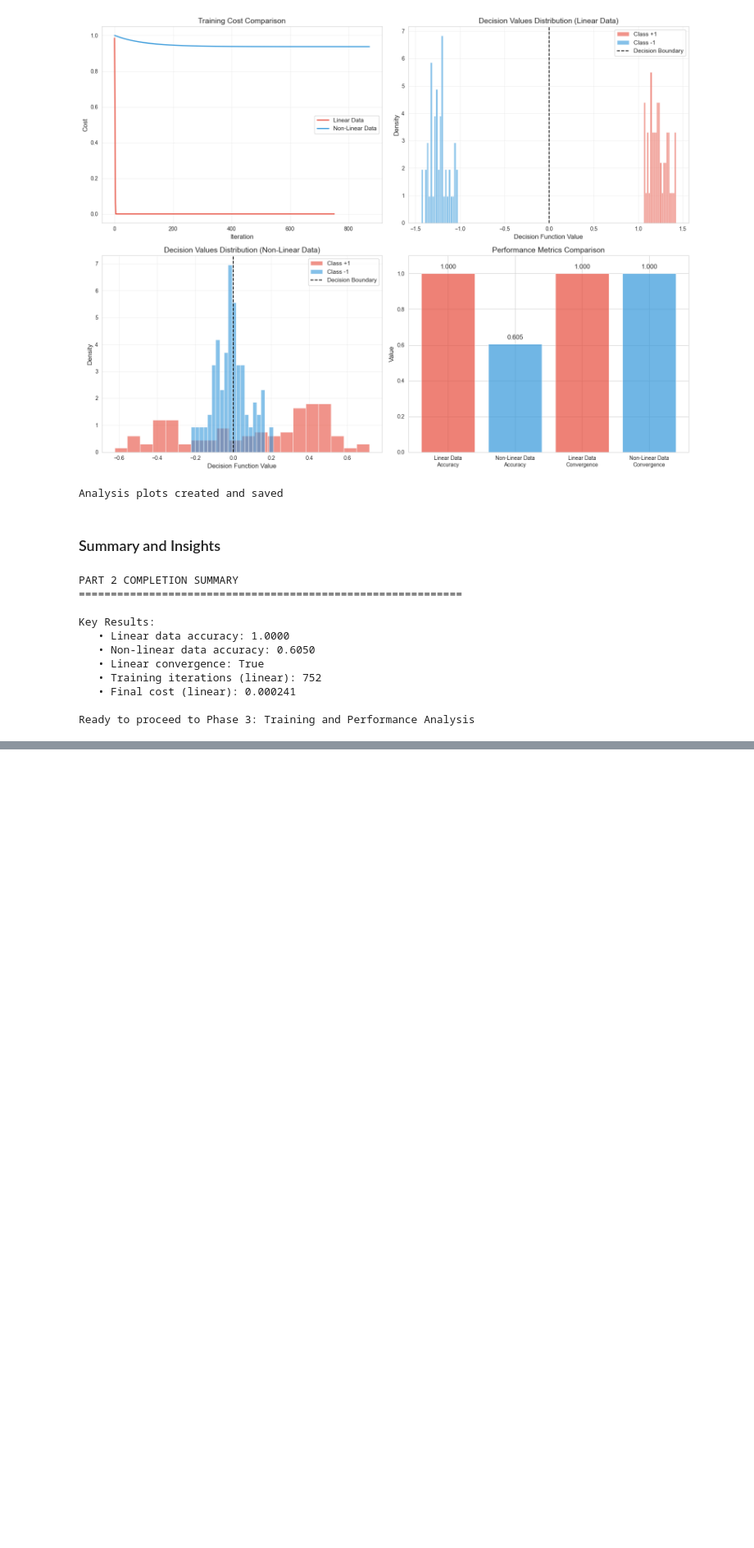
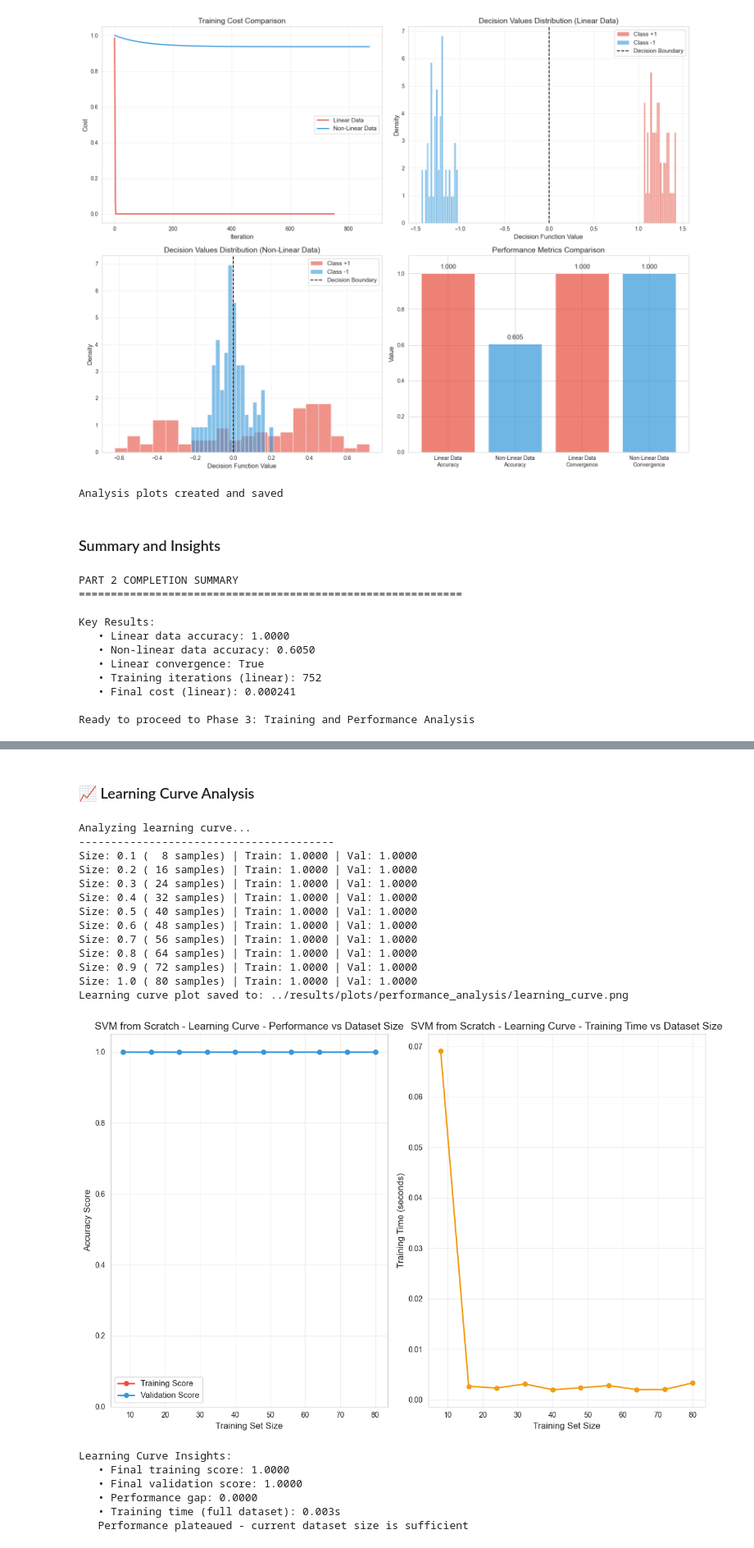
Before and after one commit to NMsby/svm-machine-learning-lab, a Jupyter notebook: notebooks/svm_lab_notebook.ipynb, the cells around one changed output, grey strips where cells are left out. Shown at 82% size. Cells and saved outputs as stored; diff of their text form; code cells hidden in the pictures; blank space fills up the shorter version.

```diff
--- a/notebooks/svm_lab_notebook.ipynb
+++ b/notebooks/svm_lab_notebook.ipynb
@@ -775,0 +1009,66 @@ Ready to proceed to Phase 3: Training and Performance Analysis
+# %% [markdown]
+### 📈 Learning Curve Analysis
+# %%
+# Create model instance for learning curve
+lc_model = SVMFromScratch(**best_params, verbose=False)
+
+# Analyze learning curve
+train_sizes = np.linspace(0.1, 1.0, 10)
+learning_curve_data = analyze_learning_curve(
+    model=lc_model,
+    X=X_train_cv,
+    y=y_train_cv,
+    train_sizes=train_sizes,
+    cv_folds=3,
+    random_state=42,
+    verbose=True
+)
+
+# Plot learning curve
+fig_lc = plot_learning_curve(
+    learning_curve_data,
+    title="SVM from Scratch - Learning Curve",
+    save_path="../results/plots/performance_analysis/learning_curve.png"
+)
+plt.show()
+
+# Analyze learning curve insights
+final_train_score = learning_curve_data['train_scores'][-1]
+final_val_score = learning_curve_data['val_scores'][-1]
+final_train_time = learning_curve_data['train_times'][-1]
+
+print(f"\nLearning Curve Insights:")
+print(f"   • Final training score: {final_train_score:.4f}")
+print(f"   • Final validation score: {final_val_score:.4f}")
+print(f"   • Performance gap: {(final_train_score - final_val_score):.4f}")
+print(f"   • Training time (full dataset): {final_train_time:.3f}s")
+
+# Check if more data would help
+score_improvement = learning_curve_data['val_scores'][-1] - learning_curve_data['val_scores'][-3]
+if score_improvement > 0.01:
+    print("   Performance still improving - more data might help")
+elif abs(score_improvement) < 0.005:
+    print("   Performance plateaued - current dataset size is sufficient")
+else:
+    print("   Performance declining - possible overfitting with more data")
+# %% [output]
+Analyzing learning curve...
+----------------------------------------
+Size: 0.1 (  8 samples) | Train: 1.0000 | Val: 1.0000
+Size: 0.2 ( 16 samples) | Train: 1.0000 | Val: 1.0000
+Size: 0.3 ( 24 samples) | Train: 1.0000 | Val: 1.0000
+Size: 0.4 ( 32 samples) | Train: 1.0000 | Val: 1.0000
+Size: 0.5 ( 40 samples) | Train: 1.0000 | Val: 1.0000
+Size: 0.6 ( 48 samples) | Train: 1.0000 | Val: 1.0000
+Size: 0.7 ( 56 samples) | Train: 1.0000 | Val: 1.0000
+Size: 0.8 ( 64 samples) | Train: 1.0000 | Val: 1.0000
+Size: 0.9 ( 72 samples) | Train: 1.0000 | Val: 1.0000
+Size: 1.0 ( 80 samples) | Train: 1.0000 | Val: 1.0000
+Learning curve plot saved to: ../results/plots/performance_analysis/learning_curve.png
+[figure, added]
+Learning Curve Insights:
+   • Final training score: 1.0000
+   • Final validation score: 1.0000
+   • Performance gap: 0.0000
+   • Training time (full dataset): 0.003s
+   Performance plateaued - current dataset size is sufficient
```
Also changed, not shown: parts of 15 cells of this notebook.
